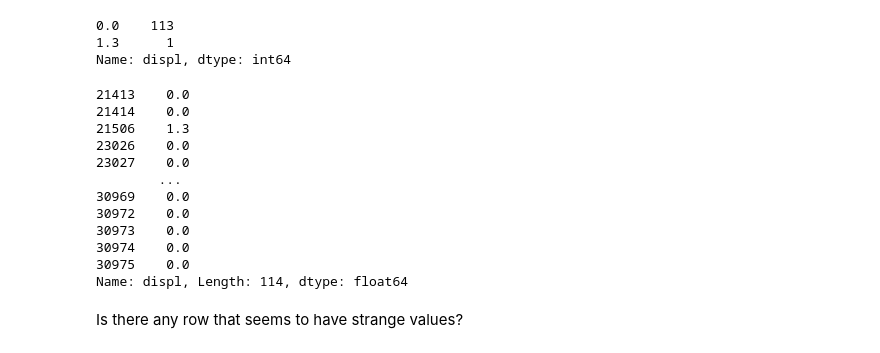
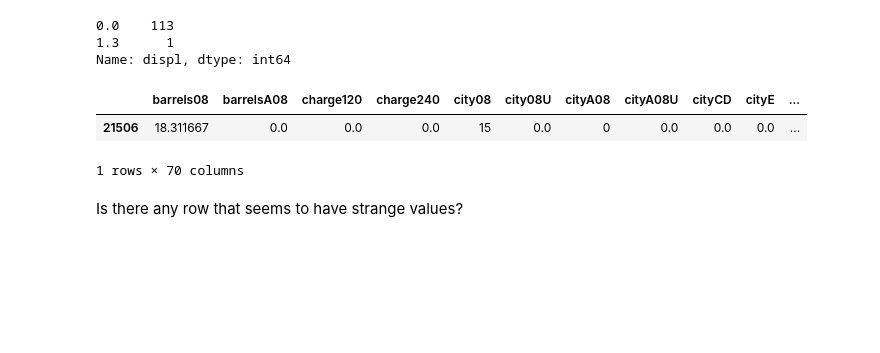
Before and after one commit to Ironhack-Data-Madrid-Octubre-2023/2.4-lab_data_cleaning, a Jupyter notebook: your-code/main.ipynb, the cells around one changed output. Saved outputs shown, nothing was run; the diff lists cells and outputs as text; code cells hidden in the pictures; blank space fills up the shorter version.

```diff
--- a/your-code/main.ipynb
+++ b/your-code/main.ipynb
@@ -298,20 +295,12 @@ data.loc[no_cylinders_index, "displ"].value_counts()
 Name: displ, dtype: int64
 # %%
 #there is only one value that is not 0.0 I will find where it is.
-data.loc[no_cylinders_index, "displ"]  #it is in row 21506
+desired_row = data[(data['displ'] == 1.3) & (data['cylinders'] == 0.0)]
+desired_row  # it is row 21506
 # %% [output]
+|  | barrels08 | barrelsA08 | charge120 | charge240 | city08 | city08U | cityA08 | cityA08U | cityCD | cityE | ... |
+| 21506 | 18.311667 | 0.0 | 0.0 | 0.0 | 15 | 0.0 | 0 | 0.0 | 0.0 | 0.0 | ... |
-21413    0.0
-21414    0.0
-21506    1.3
-23026    0.0
-23027    0.0
-        ...
-30969    0.0
-30972    0.0
-30973    0.0
-30974    0.0
-30975    0.0
-Name: displ, Length: 114, dtype: float64
+1 rows × 70 columns
 # %% [markdown]
 Is there any row that seems to have strange values?
 # %%
```
Also changed, not shown: parts of 11 cells of this notebook, 1 other file.
